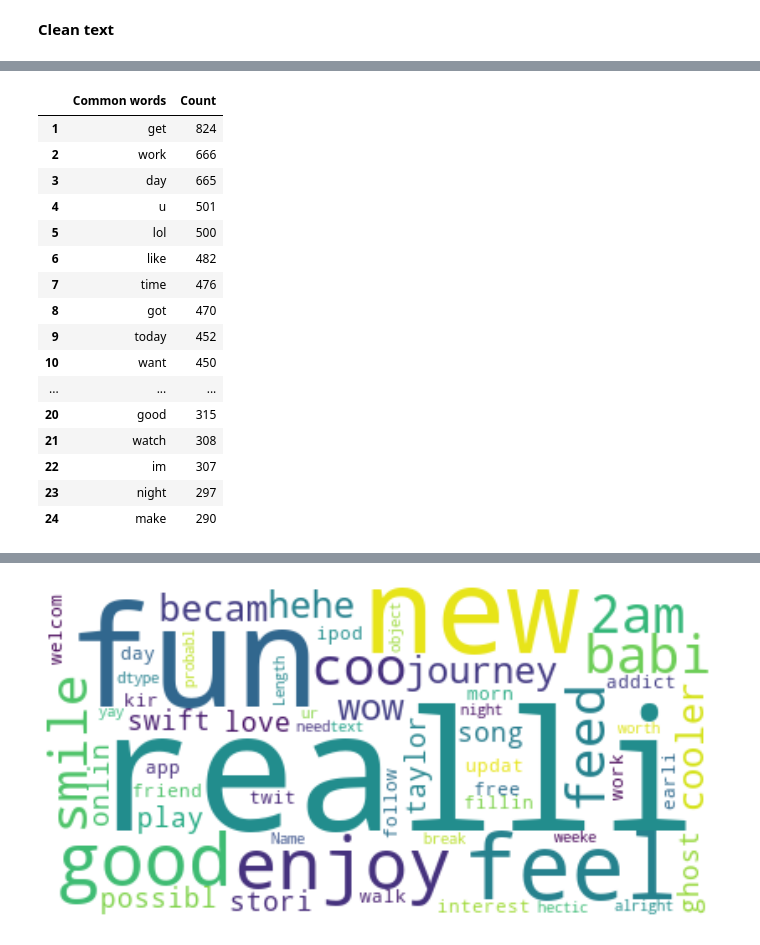
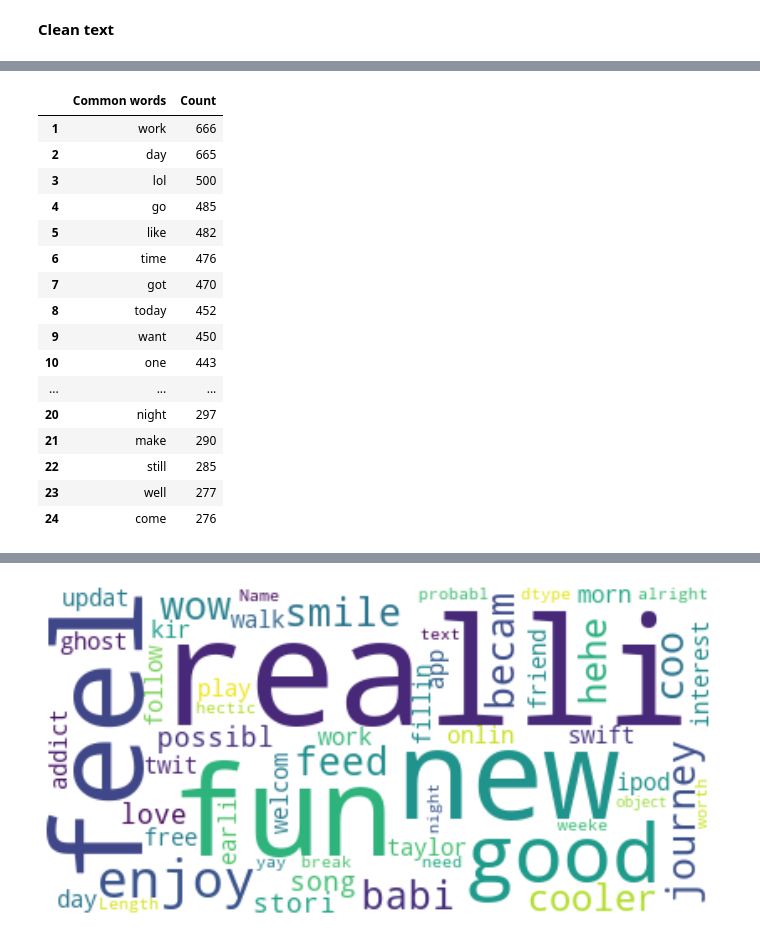
Before and after one commit to arzoozehra/CIND820, a Jupyter notebook: EDA.ipynb, the cells around one changed output, grey strips where cells are left out. Drawn from its saved outputs; the diff is of its cells as text; code cells hidden in the pictures.

```diff
--- a/EDA.ipynb
+++ b/EDA.ipynb
@@ -270,8 +270,8 @@ train['text'] = train['text'].str.lower()
 #train['text'].replace( {r"`": "'"}, inplace= True, regex = True)
 #train['text'] = train_normal.apply(contractions.fix)
 
-# Remove Unicode characters: punctuation, emojis, URLs and @
-train['text'].replace( {r"(@\[A-Za-z0-9]+)|([^0-9A-Za-z \t])|(\w+:\/\/\S+)|^rt|http.+?": " "}, inplace= True, regex = True)
+# Remove @, Unicode characters, punctuation, emojis, URLs, retweets, words with digits, and 1 or 2 letter words
+train['text'].replace( {r"(@\[A-Za-z0-9]+)|([^0-9A-Za-z \t])|(\w+:\/\/\S+)|^rt|http.+?|\w*\d\w*|\b\w{1,2}\b": " "}, inplace= True, regex = True)
 
 # Remove extra whitespaces
 train['text'].replace( {r" +": " "}, inplace= True, regex = True)
@@ -424,38 +424,35 @@ temp.columns = ['Common words','Count']
 temp.style.background_gradient(cmap='Blues')
 # %% [output]
 |  | Common words | Count |
-| 1 | get | 824 |
-| 2 | work | 666 |
-| 3 | day | 665 |
-| 4 | u | 501 |
-| 5 | lol | 500 |
-| 6 | like | 482 |
-| 7 | time | 476 |
-| 8 | got | 470 |
-| 9 | today | 452 |
-| 10 | want | 450 |
+| 1 | work | 666 |
+| 2 | day | 665 |
+| 3 | lol | 500 |
+| 4 | go | 485 |
+| 5 | like | 482 |
+| 6 | time | 476 |
+| 7 | got | 470 |
+| 8 | today | 452 |
+| 9 | want | 450 |
+| 10 | one | 443 |
 | ... | ... | ... |
-| 20 | good | 315 |
-| 21 | watch | 308 |
-| 22 | im | 307 |
-| 23 | night | 297 |
-| 24 | make | 290 |
+| 20 | night | 297 |
+| 21 | make | 290 |
+| 22 | still | 285 |
+| 23 | well | 277 |
+| 24 | come | 276 |
 # %%
 fig = px.bar(temp, x="Count", y="Common words", title='Most commmon neutral words', orientation='h', width=700, height=700,color='Common words')
 fig.show()
 # %% [output]
 [interactive output not drawn]
 # %%
-stopwords = set(STOPWORDS)
-stopwords.update(['u', "im"])
-
 # Generate a word cloud image
-wordcloud = WordCloud(stopwords=stopwords, background_color="white").generate(str(pos['text']))
+wordcloud = WordCloud(background_color="white").generate(str(pos['text']))
 
 # Display the generated image
 plt.figure(figsize=(12.0,8.0))
 plt.imshow(wordcloud, interpolation='bilinear')
 plt.axis("off")
 plt.show()
 # %% [output]
-[figure, old version]
+[figure, new version]
```
Also changed, not shown: parts of 4 cells of this notebook.
